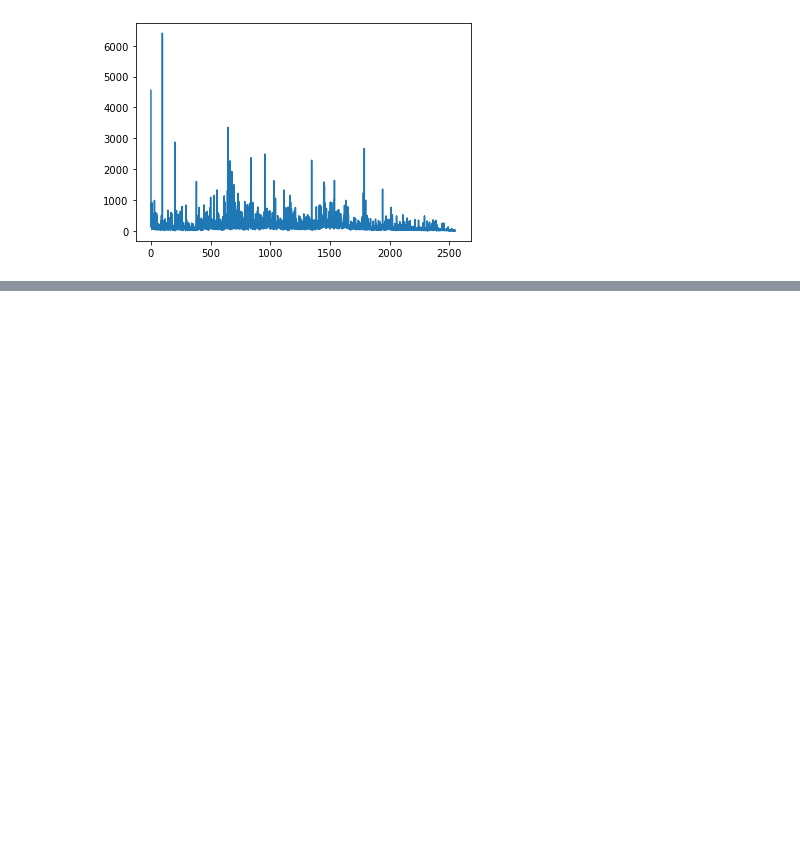
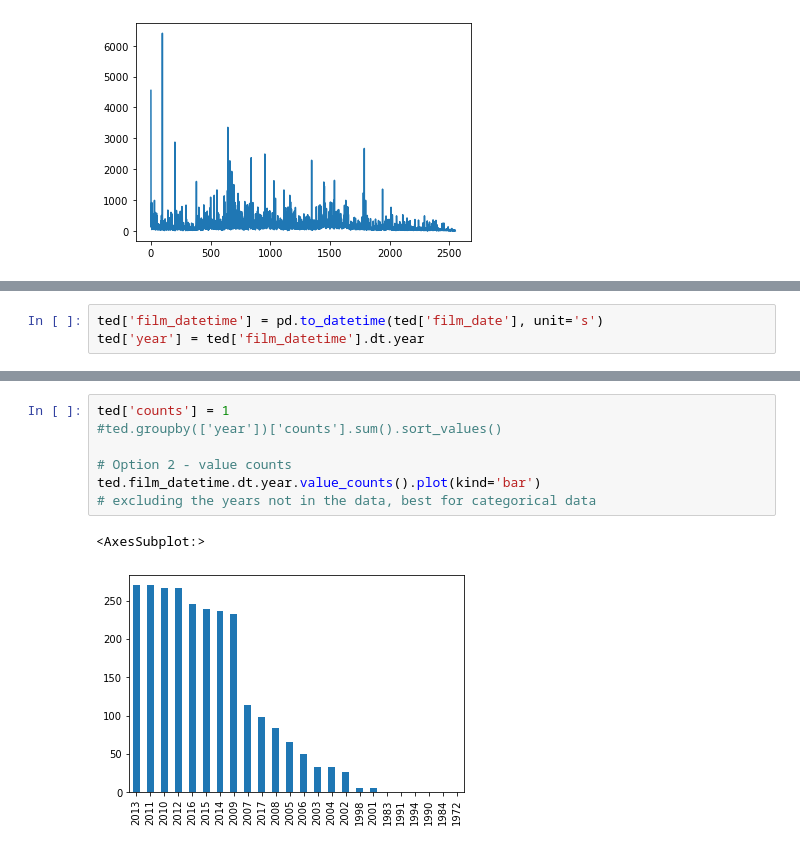
Before and after one commit to Peterstangolis/python_tutorials, a Jupyter notebook: Pandas_best_practices.ipynb, the cells around one changed output, grey strips where cells are left out. Saved outputs shown, nothing was run; the diff lists cells and outputs as text; blank space fills up the shorter version.

```diff
--- a/Pandas_best_practices.ipynb
+++ b/Pandas_best_practices.ipynb
@@ -16,0 +173,3 @@ ted.comments.plot()
+# %%
+ted['film_datetime'] = pd.to_datetime(ted['film_date'], unit='s')
+ted['year'] = ted['film_datetime'].dt.year
@@ -16,0 +186,10 @@ ted.comments.plot()
+# %%
+ted['counts'] = 1
+#ted.groupby(['year'])['counts'].sum().sort_values()
+
+# Option 2 - value counts
+ted.film_datetime.dt.year.value_counts().plot(kind='bar')
+# excluding the years not in the data, best for categorical data
+# %% [output]
+<AxesSubplot:>
+[figure, added]
```
Also changed, not shown: parts of 25 cells of this notebook.
